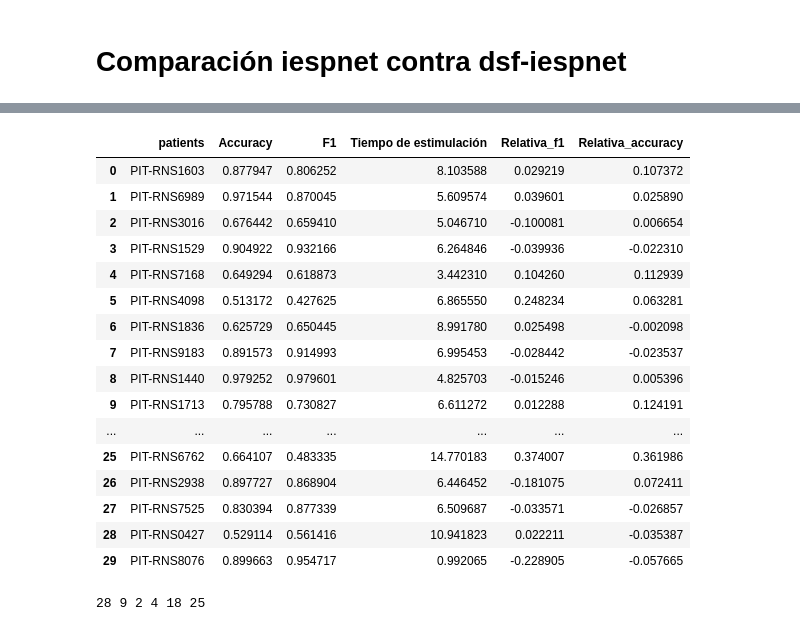
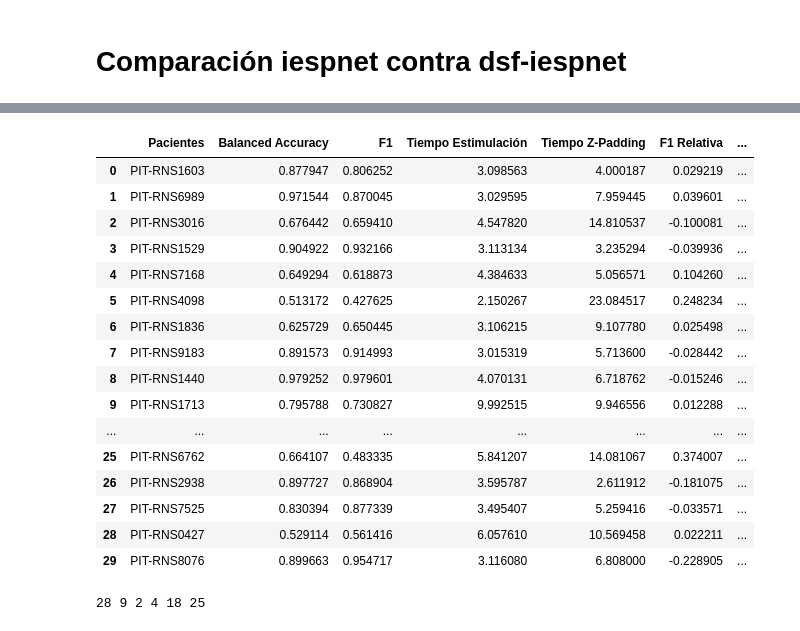
Before and after one commit to martinrrobins/PI-Thalamus-RNS, a Jupyter notebook: Paper_iESPnet_pruebas/01-Exploraciones/03.7 Exploracion.ipynb, the cells around one changed output, grey strips where cells are left out. Saved outputs shown, nothing was run; the diff lists cells and outputs as text; code cells hidden in the pictures.

```diff
--- a/Paper_iESPnet_pruebas/01-Exploraciones/03.7 Exploracion.ipynb
+++ b/Paper_iESPnet_pruebas/01-Exploraciones/03.7 Exploracion.ipynb
@@ -113,0 +87,3 @@ stim_time_prom_all_epochs =[
+# %%
+time_stim_per_epoch_per_patient = listas.get('time_stim_per_epoch_per_patient')
+len(time_stim_per_epoch_per_patient)
@@ -113,0 +92,3 @@ stim_time_prom_all_epochs =[
+# %%
+time_to_pad_per_epoch_per_patient = listas.get('time_to_pad_per_epoch_per_patient')
+len(time_to_pad_per_epoch_per_patient)
@@ -113,0 +102,8 @@ stim_time_prom_all_epochs =[
+# %%
+time_stim_prome_epoch = []
+for s in range(len(time_stim_per_epoch_per_patient)):
+    time_stim_prome_epoch.append(np.mean(np.nan_to_num(time_stim_per_epoch_per_patient[s])))
+# %%
+time_to_pad_prom_epoch = []
+for s in range(len(time_to_pad_per_epoch_per_patient)):
+    time_to_pad_prom_epoch.append(np.mean(np.nan_to_num(time_to_pad_per_epoch_per_patient[s])))
@@ -119,31 +117,33 @@ variable_relativa_accuracy = (np.array(accuracy_dsf_iespnet)-np.array(accuracy_i
 # %%
 df_resultados = pd.DataFrame({
-                              'patients'                : patients_dsf_iespnet,
-                              'Accuracy'                : accuracy_dsf_iespnet,
-                              'F1'                      : f1_iespnet,
-                              'Tiempo de estimulación'  : stim_time_prom_all_epochs,
-                              'Relativa_f1'             : variable_relativa_f1,
-                              'Relativa_accuracy'       : variable_relativa_accuracy
+                              'Pacientes'              : patients_dsf_iespnet,
+                              'Balanced Accuracy'      : accuracy_dsf_iespnet,
+                              'F1'                     : f1_iespnet,
+                              'Tiempo Estimulación'    : time_stim_prome_epoch,
+                              'Tiempo Z-Padding'       : time_to_pad_prom_epoch,
+                              #'Registos_cortos'         : short_file_prom_epoch,
+                              'F1 Relativa'            : variable_relativa_f1,
+                              'B Accuracy Relativa'    : variable_relativa_accuracy
                             })
 df_resultados
 # %% [output]
-|  | patients | Accuracy | F1 | Tiempo de estimulación | Relativa_f1 | Relativa_accuracy |
-| 0 | PIT-RNS1603 | 0.877947 | 0.806252 | 8.103588 | 0.029219 | 0.107372 |
-| 1 | PIT-RNS6989 | 0.971544 | 0.870045 | 5.609574 | 0.039601 | 0.025890 |
-| 2 | PIT-RNS3016 | 0.676442 | 0.659410 | 5.046710 | -0.100081 | 0.006654 |
-| 3 | PIT-RNS1529 | 0.904922 | 0.932166 | 6.264846 | -0.039936 | -0.022310 |
-| 4 | PIT-RNS7168 | 0.649294 | 0.618873 | 3.442310 | 0.104260 | 0.112939 |
-| 5 | PIT-RNS4098 | 0.513172 | 0.427625 | 6.865550 | 0.248234 | 0.063281 |
-| 6 | PIT-RNS1836 | 0.625729 | 0.650445 | 8.991780 | 0.025498 | -0.002098 |
-| 7 | PIT-RNS9183 | 0.891573 | 0.914993 | 6.995453 | -0.028442 | -0.023537 |
-| 8 | PIT-RNS1440 | 0.979252 | 0.979601 | 4.825703 | -0.015246 | 0.005396 |
-| 9 | PIT-RNS1713 | 0.795788 | 0.730827 | 6.611272 | 0.012288 | 0.124191 |
-| ... | ... | ... | ... | ... | ... | ... |
-| 25 | PIT-RNS6762 | 0.664107 | 0.483335 | 14.770183 | 0.374007 | 0.361986 |
-| 26 | PIT-RNS2938 | 0.897727 | 0.868904 | 6.446452 | -0.181075 | 0.072411 |
-| 27 | PIT-RNS7525 | 0.830394 | 0.877339 | 6.509687 | -0.033571 | -0.026857 |
-| 28 | PIT-RNS0427 | 0.529114 | 0.561416 | 10.941823 | 0.022211 | -0.035387 |
-| 29 | PIT-RNS8076 | 0.899663 | 0.954717 | 0.992065 | -0.228905 | -0.057665 |
+|  | Pacientes | Balanced Accuracy | F1 | Tiempo Estimulación | Tiempo Z-Padding | F1 Relativa | ... |
+| 0 | PIT-RNS1603 | 0.877947 | 0.806252 | 3.098563 | 4.000187 | 0.029219 | ... |
+| 1 | PIT-RNS6989 | 0.971544 | 0.870045 | 3.029595 | 7.959445 | 0.039601 | ... |
+| 2 | PIT-RNS3016 | 0.676442 | 0.659410 | 4.547820 | 14.810537 | -0.100081 | ... |
+| 3 | PIT-RNS1529 | 0.904922 | 0.932166 | 3.113134 | 3.235294 | -0.039936 | ... |
+| 4 | PIT-RNS7168 | 0.649294 | 0.618873 | 4.384633 | 5.056571 | 0.104260 | ... |
+| 5 | PIT-RNS4098 | 0.513172 | 0.427625 | 2.150267 | 23.084517 | 0.248234 | ... |
+| 6 | PIT-RNS1836 | 0.625729 | 0.650445 | 3.106215 | 9.107780 | 0.025498 | ... |
+| 7 | PIT-RNS9183 | 0.891573 | 0.914993 | 3.015319 | 5.713600 | -0.028442 | ... |
+| 8 | PIT-RNS1440 | 0.979252 | 0.979601 | 4.070131 | 6.718762 | -0.015246 | ... |
+| 9 | PIT-RNS1713 | 0.795788 | 0.730827 | 9.992515 | 9.946556 | 0.012288 | ... |
+| ... | ... | ... | ... | ... | ... | ... | ... |
+| 25 | PIT-RNS6762 | 0.664107 | 0.483335 | 5.841207 | 14.081067 | 0.374007 | ... |
+| 26 | PIT-RNS2938 | 0.897727 | 0.868904 | 3.595787 | 2.611912 | -0.181075 | ... |
+| 27 | PIT-RNS7525 | 0.830394 | 0.877339 | 3.495407 | 5.259416 | -0.033571 | ... |
+| 28 | PIT-RNS0427 | 0.529114 | 0.561416 | 6.057610 | 10.569458 | 0.022211 | ... |
+| 29 | PIT-RNS8076 | 0.899663 | 0.954717 | 3.116080 | 6.808000 | -0.228905 | ... |
 # %%
 print(
       patients_iespnet.index('PIT-RNS0427'),
```
Also changed, not shown: parts of 37 cells of this notebook, 5 other files.
